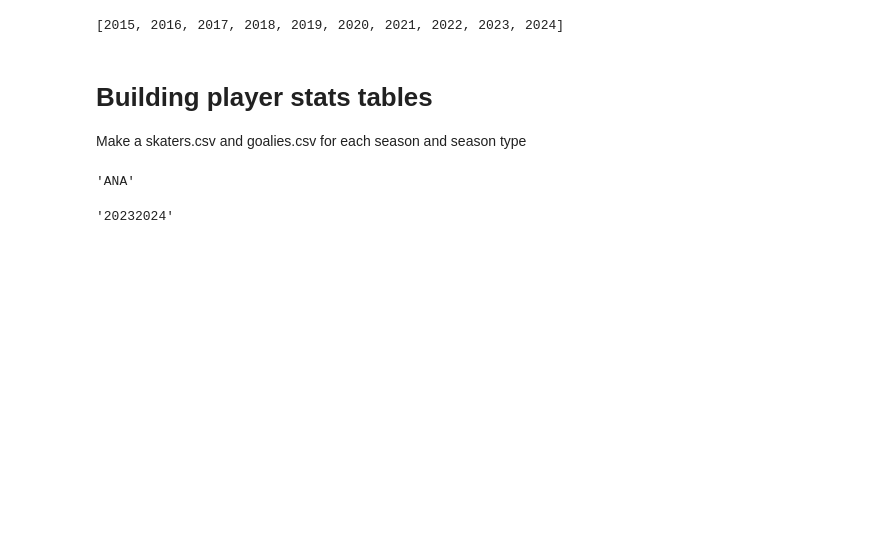
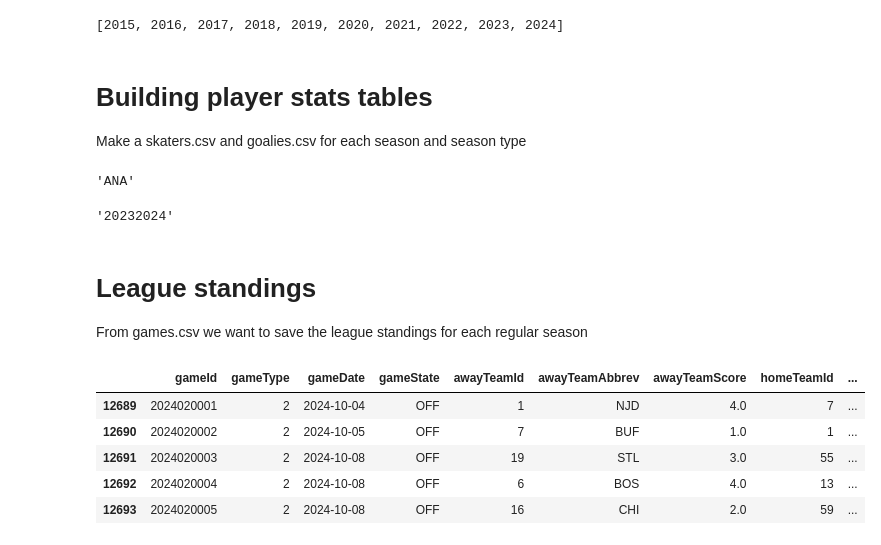
Before and after one commit to mattrflew/nhl-playoff-pool-optimizer, a Jupyter notebook: notebooks/01_NHL_api.ipynb, the cells around one changed output. Saved outputs shown, nothing was run; the diff lists cells and outputs as text; code cells hidden in the pictures; blank space fills up the shorter version.

```diff
--- a/notebooks/01_NHL_api.ipynb
+++ b/notebooks/01_NHL_api.ipynb
@@ -334,3 +334,27 @@ path.stem.split('.')[0]
 path.parts[-3]
 # %% [output]
 '20232024'
+# %% [markdown]
+# League standings
+From games.csv we want to save the league standings for each regular season
+# %%
+import pandas as pd
+from nhl_pool.common import games_file_path
+
+games_raw = pd.read_csv(games_file_path())
+games_raw['gameId'] = games_raw['gameId'].astype(str)
+
+year = 2024
+game_type = 2 # regular season
+
+mask = (games_raw['gameId'].str.startswith(str(year))) & (games_raw['gameType'] == game_type)
+games = games_raw[mask]
+
+games.head()
+# %% [output]
+|  | gameId | gameType | gameDate | gameState | awayTeamId | awayTeamAbbrev | awayTeamScore | homeTeamId | ... |
+| 12689 | 2024020001 | 2 | 2024-10-04 | OFF | 1 | NJD | 4.0 | 7 | ... |
+| 12690 | 2024020002 | 2 | 2024-10-05 | OFF | 7 | BUF | 1.0 | 1 | ... |
+| 12691 | 2024020003 | 2 | 2024-10-08 | OFF | 19 | STL | 3.0 | 55 | ... |
+| 12692 | 2024020004 | 2 | 2024-10-08 | OFF | 6 | BOS | 4.0 | 13 | ... |
+| 12693 | 2024020005 | 2 | 2024-10-08 | OFF | 16 | CHI | 2.0 | 59 | ... |
```
Also changed, not shown: parts of 7 cells of this notebook, 5 other files.
